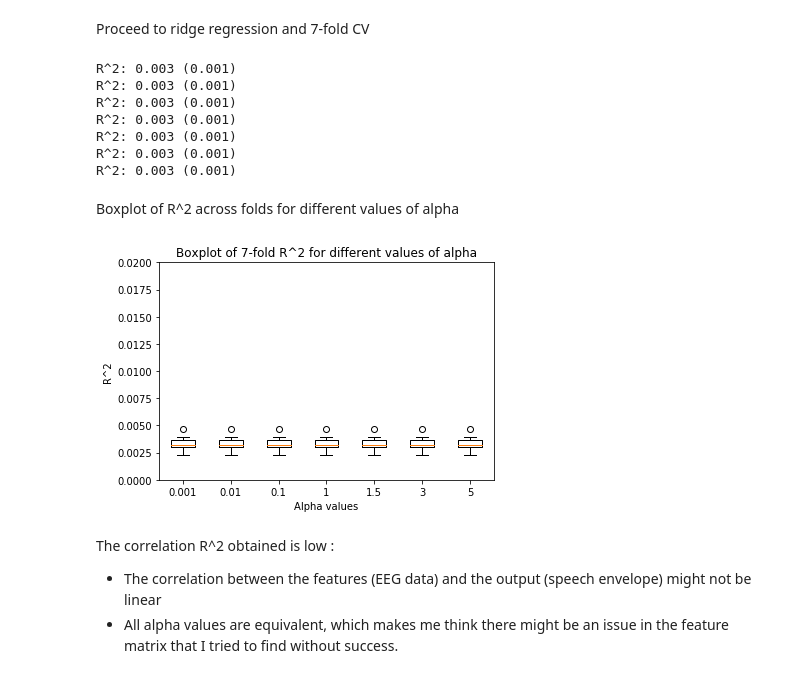
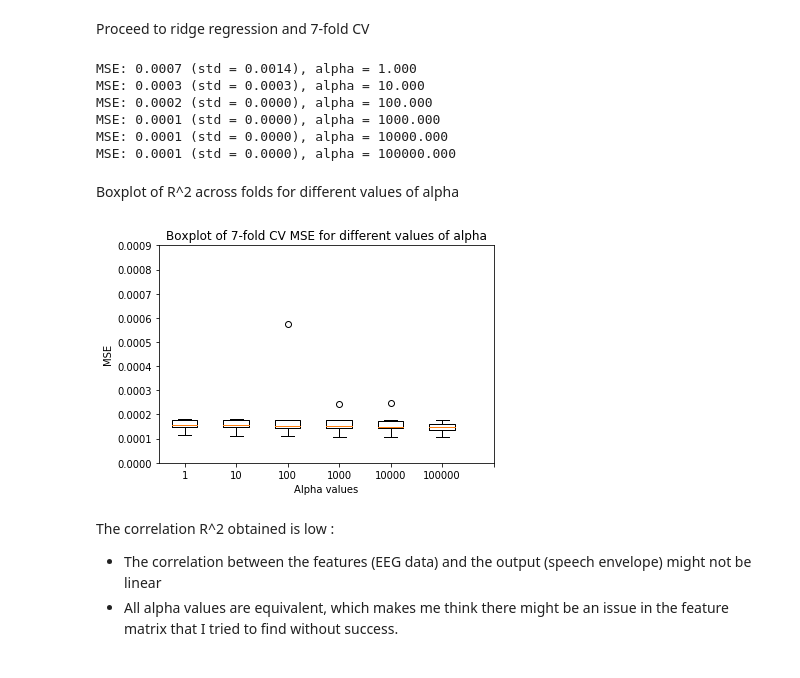
Before and after one commit to puffayc/Leuven_test, a Jupyter notebook: linear_decoder_and_NN.ipynb, the cells around one changed output. Cells and saved outputs as stored; diff of their text form; code cells hidden in the pictures.

```diff
--- a/linear_decoder_and_NN.ipynb
+++ b/linear_decoder_and_NN.ipynb
@@ -106,13 +127,18 @@ print(R_matrix_tot.shape)
 # Re-order the matrix so that the R-columns of the same sliding window are together
 R_sliding = []
 R_matrix_final = []
-for window_id in range(0,np.shape(R_matrix_tot)[2]):
-    R_sliding = R_matrix_tot[:, :, window_id]
+
+# Iterate over the 32 windows
+for window_id in range(0,np.shape(R_matrix_tot)[1]):
+    # Consider all the channels and all the samples for that window
+    R_sliding = R_matrix_tot[:][window_id][:]
+    # Concatenate them together
     if window_id == 0:
         R_matrix_final = R_sliding
         print(np.shape(R_matrix_final))
     else:
         R_matrix_final = np.concatenate((R_matrix_final, R_sliding), axis = 0)
+        print(np.shape(R_matrix_final))
 
 R_matrix_final = R_matrix_final.T
 print("R_matrix has shape : {}".format(np.shape(R_matrix_final)))
@@ -122,11 +163,11 @@ R_matrix has shape : (112129, 2016)
 # %%
-# Add constant term
-constant_matrix = np.ones((R_matrix_final.shape[0],channel_number))
+# Add constant term (not necessary if computer the cross-correlation matrix (addition of the ID matrix is enough))
+#constant_matrix = np.ones((R_matrix_final.shape[0],channel_number))
 #print(constant_matrix)
 
-R_matrix_final = np.concatenate([constant_matrix, R_matrix_final], axis = 1)
-print("R_matrix has shape : {}".format(np.shape(R_matrix_final)))
-print(R_matrix_final)
+#R_matrix_final = np.concatenate([constant_matrix, R_matrix_final], axis = 1)
+#print("R_matrix has shape : {}".format(np.shape(R_matrix_final)))
+#print(R_matrix_final)
 # %% [output]
 R_matrix has shape : (112129, 2079)
 [[1.00000000e+00 1.00000000e+00 1.00000000e+00 ... 0.00000000e+00
@@ -155,9 +196,9 @@ print(envelope_raw.T.shape)
 # %% [markdown]
 Dimensionality reduction (PCA) tested because RidgeCV is taking too much time to run
 # %%
-from sklearn.decomposition import PCA
-pca = PCA(n_components=8)
-pca.fit(R_matrix_final)
+#from sklearn.decomposition import PCA
+#pca = PCA(n_components=8)
+#pca.fit(R_matrix_final)
 #print(R_matrix_final[:-3,:])
 #print(pca.explained_variance_ratio_)
 # %% [output]
@@ -221,39 +231,42 @@ from numpy import std
 envelope_raw = envelope_raw.T
 scores_tab = []
 
-# define model
-alphas=[1e-3, 1e-2, 1e-1, 1, 1.5, 3, 5]
+# Too low values of alpha runs indefinitely
+alphas=[1, 10, 100, 1000, 10000, 100000]
+#alphas=[1, 1.5, 3]
+#alphas=[1]
+
+#Perform ridge regression with an integrated 7-fold CV for different values of alpha
 for alpha in alphas:
     model = Ridge(alpha=alpha)
     # define model evaluation method
     #cv_7 = KFold(n_splits=7)
     # evaluate model
-    scores = cross_val_score(model, R_reduced, envelope_raw, scoring='r2', cv=7, n_jobs=-1)
+    scores = cross_val_score(model, R_matrix_final, envelope_raw, cv=7, n_jobs = 1, scoring = 'neg_mean_squared_error')
     # force scores to be positive
     scores = absolute(scores)
     scores_tab.append(scores)
-    print('R^2: %.3f (%.3f)' % (mean(scores), std(scores)))
+    print('MSE: %.4f (std = %.4f), alpha = %.3f ' % (mean(scores), std(scores), alpha))
 # %% [output]
-R^2: 0.003 (0.001)
-R^2: 0.003 (0.001)
-R^2: 0.003 (0.001)
-R^2: 0.003 (0.001)
-R^2: 0.003 (0.001)
-R^2: 0.003 (0.001)
-R^2: 0.003 (0.001)
+MSE: 0.0007 (std = 0.0014), alpha = 1.000
+MSE: 0.0003 (std = 0.0003), alpha = 10.000
+MSE: 0.0002 (std = 0.0000), alpha = 100.000
+MSE: 0.0001 (std = 0.0000), alpha = 1000.000
+MSE: 0.0001 (std = 0.0000), alpha = 10000.000
+MSE: 0.0001 (std = 0.0000), alpha = 100000.000
 # %% [markdown]
 Boxplot of R^2 across folds for different values of alpha
 # %%
 fig = plt.figure()
 plt.boxplot(scores_tab, notch = False)
-plt.title("Boxplot of 7-fold R^2 for different values of alpha")
+plt.title("Boxplot of 7-fold CV MSE for different values of alpha")
 plt.xticks([1, 2 ,3, 4, 5, 6, 7], alphas)
 plt.xlabel("Alpha values")
-plt.ylabel("R^2")
-plt.ylim(0,0.02)
+plt.ylabel("MSE")
+plt.ylim(0,0.0009)
 plt.show()
 # %% [output]
-[figure, old version]
+[figure, new version]
 # %% [markdown]
 The correlation R^2 obtained is low :
 - The correlation between the features (EEG data) and the output (speech envelope) might not be linear
```
Also changed, not shown: parts of 13 cells of this notebook.
